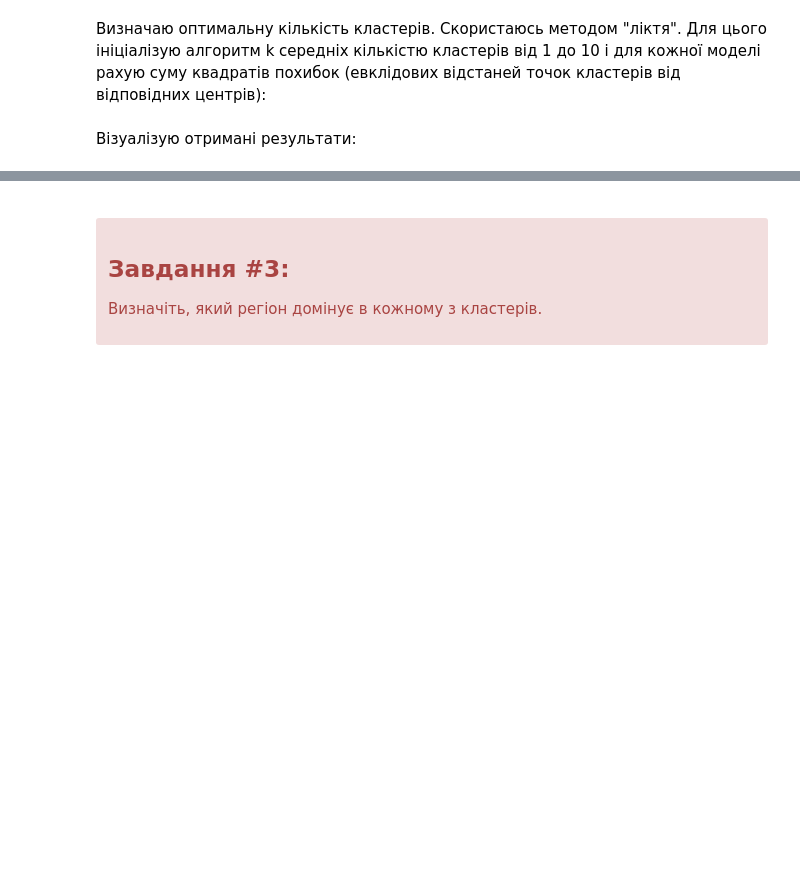
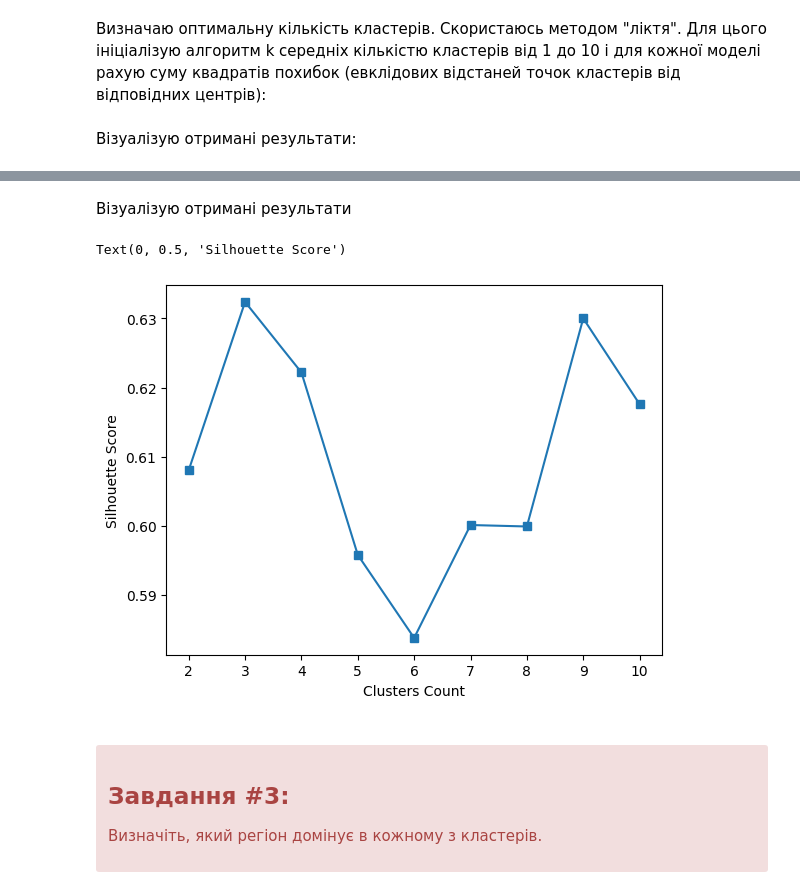
Before and after one commit to sokolovgit/data_analysis, a Jupyter notebook: py_lab5/lab5.ipynb, the cells around one changed output, grey strips where cells are left out. Cells and saved outputs as stored; diff of their text form; code cells hidden in the pictures; blank space fills up the shorter version.

```diff
--- a/py_lab5/lab5.ipynb
+++ b/py_lab5/lab5.ipynb
@@ -61,4 +188,28 @@
 <p>Візуалізую для оптимальної кількості кластерів:</p>
+# %%
+
+from sklearn.metrics import silhouette_score
+
+
+silhouette_scores = []
+cluster_candidates = range(2, MAX_CLUSTERS + 1)
+
+
+for clusters in cluster_candidates:
+    model = KMeans(n_clusters=clusters, **params)
+    model.fit(features)
+    score = silhouette_score(features, model.labels_)
+    silhouette_scores.append(score)
+# %% [markdown]
+Візуалізую отримані результати
+# %%
+plt.plot(list(cluster_candidates), silhouette_scores, linestyle='-', marker='s')
+plt.xticks(list(cluster_candidates))
+plt.xlabel('Clusters Count')
+plt.ylabel('Silhouette Score')
+# %% [output]
+Text(0, 0.5, 'Silhouette Score')
+[figure, added]
 # %% [markdown]
 <a name="task3"></a>
 <div class="alert alert-danger alertdanger" style="margin-top: 20px">
```
Also changed, not shown: parts of 43 cells of this notebook.
